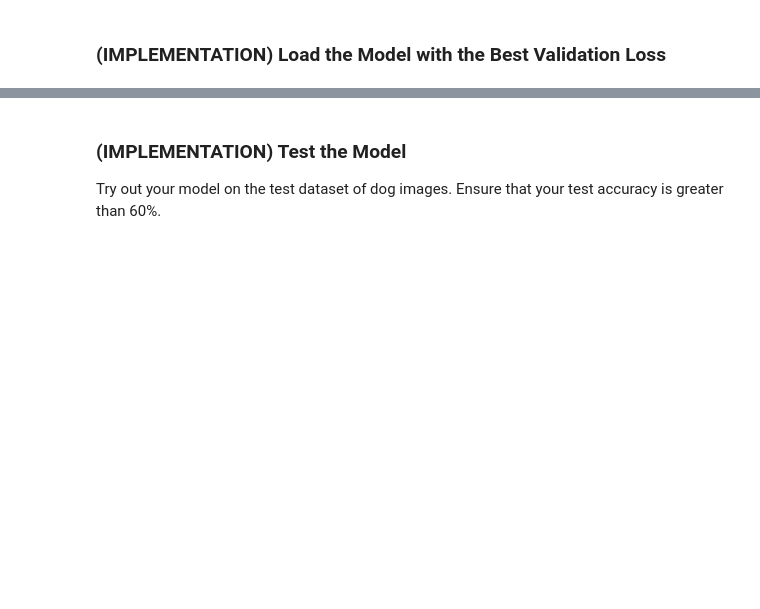
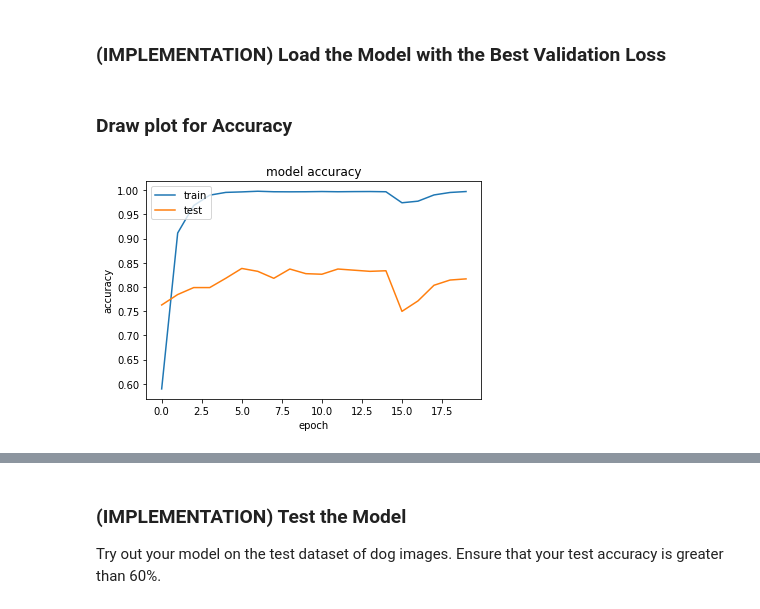
Before and after one commit to swaption2009/aind2_cnn_project, a Jupyter notebook: dog_app.ipynb, the cells around one changed output, grey strips where cells are left out. Cells and saved outputs as stored; diff of their text form; code cells hidden in the pictures; blank space fills up the shorter version.

Commit message:
transfer learning Resnet 50

```diff
--- a/dog_app.ipynb
+++ b/dog_app.ipynb
@@ -698,0 +697,15 @@ In the code block below, extract the bottleneck features corresponding to the tr
+# %%
+### TODO: Obtain bottleneck features from another pre-trained CNN.
+
+bottleneck_features = np.load('bottleneck_features/DogResnet50Data.npz')
+train_resnet50 = bottleneck_features['train']
+valid_resnet50 = bottleneck_features['valid']
+test_resnet50 = bottleneck_features['test']
+
+# print shape of training set
+print('train shape:', train_tensors.shape)
+
+# print number of training, validation, and test images
+print(train_tensors.shape[0], 'train samples')
+print(test_tensors.shape[0], 'test samples')
+print(valid_tensors.shape[0], 'validation samples')
@@ -710,0 +727,8 @@ __Answer:__
+# %%
+### TODO: Define your architecture.
+
+resnet50_model = Sequential()
+resnet50_model.add(GlobalAveragePooling2D(input_shape=train_resnet50.shape[1:]))
+resnet50_model.add(Dense(133, activation='softmax'))
+
+resnet50_model.summary()
@@ -712,6 +748,8 @@ __Answer:__
 ### (IMPLEMENTATION) Compile the Model
 # %%
 ### TODO: Compile the model.
+
+resnet50_model.compile(loss='categorical_crossentropy', optimizer='adam', metrics=['accuracy'])
 # %% [markdown]
 ### (IMPLEMENTATION) Train the Model
 
@@ -722,0 +759,9 @@ You are welcome to [augment the training data](https://blog.keras.io/building-po
+# %%
+### TODO: Train the model.
+
+checkpointer = ModelCheckpoint(filepath='saved_models/weights.best.resnet50.hdf5',
+                               verbose=1, save_best_only=True)
+
+hist2 = resnet50_model.fit(train_resnet50, train_targets,
+          validation_data=(valid_resnet50, valid_targets),
+          epochs=20, batch_size=20, callbacks=[checkpointer], verbose=1)
@@ -726,0 +792,13 @@ You are welcome to [augment the training data](https://blog.keras.io/building-po
+# %% [markdown]
+### Draw plot for Accuracy
+# %%
+# summarize history for accuracy
+plt.plot(hist2.history['acc'])
+plt.plot(hist2.history['val_acc'])
+plt.title('model accuracy')
+plt.ylabel('accuracy')
+plt.xlabel('epoch')
+plt.legend(['train', 'test'], loc='upper left')
+plt.show()
+# %% [output]
+[figure, added]
```
Also changed, not shown: parts of 12 cells of this notebook, 4 other files.
